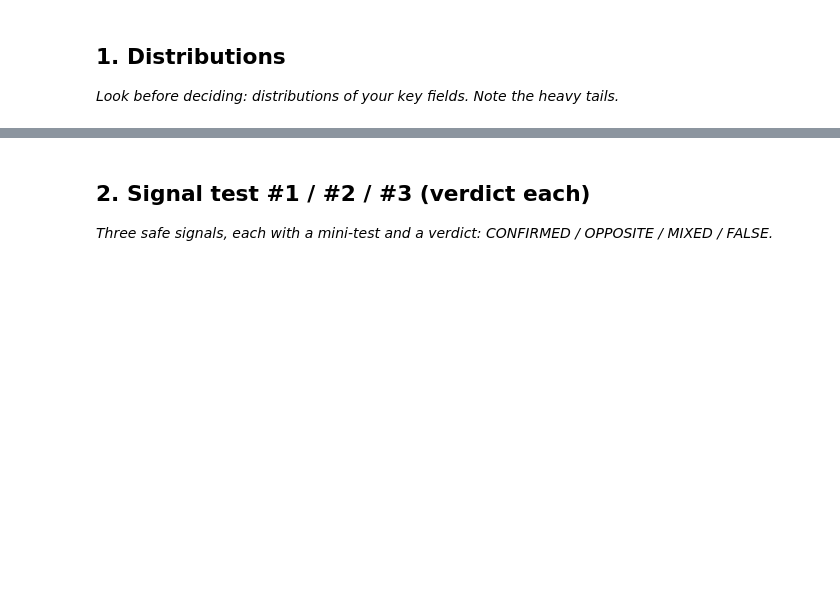
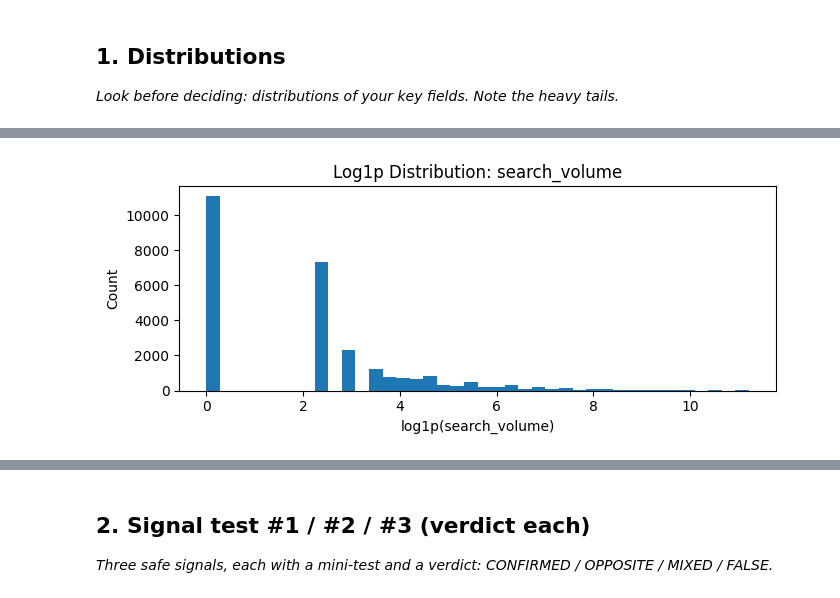
Before and after one commit to suyashverma0/flyrank-ml-workspace2, a Jupyter notebook: work/notebooks/w04_signal_audit.ipynb, the cells around one changed output, grey strips where cells are left out. Drawn from its saved outputs; the diff is of its cells as text; code cells hidden in the pictures; blank space fills up the shorter version.

```diff
--- a/work/notebooks/w04_signal_audit.ipynb
+++ b/work/notebooks/w04_signal_audit.ipynb
@@ -15,0 +54,84 @@ This skeleton is yours to fill. Work the sections **in order** — each one has
+# %%
+# This cell is for CODE (numbers, a query, a check).
+# Write your text answer in the cell ABOVE this one — typing sentences here breaks Run All.
+import pandas as pd
+import numpy as np
+import matplotlib.pyplot as plt
+from pathlib import Path
+
+# Load dataset
+data_path = Path("data/raw/content_refresh_anonymized.csv")
+df = pd.read_csv(data_path)
+
+print("Dataset shape:", df.shape)
+
+# Key fields
+fields = [
+    "search_volume",
+    "impressions_90d",
+    "sessions_90d",
+    "word_count",
+    "days_since_last_update",
+    "ctr",
+    "engagement_rate",
+    "avg_position"
+]
+
+print("\nSummary statistics:")
+display(df[fields].describe().T)
+
+# Distribution plots
+traffic_fields = [
+    "search_volume",
+    "impressions_90d",
+    "sessions_90d",
+    "word_count",
+    "days_since_last_update"
+]
+
+for col in traffic_fields:
+    values = pd.to_numeric(df[col], errors="coerce").dropna()
+
+    plt.figure(figsize=(7, 3))
+    plt.hist(np.log1p(values), bins=40)
+    plt.title(f"Log1p Distribution: {col}")
+    plt.xlabel(f"log1p({col})")
+    plt.ylabel("Count")
+    plt.tight_layout()
+    plt.show()
+
+# Rate distributions
+for col in ["ctr", "engagement_rate"]:
+    values = df[col].dropna()
+
+    plt.figure(figsize=(7, 3))
+    plt.hist(values, bins=40)
+    plt.title(f"Distribution: {col}")
+    plt.xlabel(col)
+    plt.ylabel("Count")
+    plt.tight_layout()
+    plt.show()
+
+# Position distribution: exclude zero = unavailable
+valid_positions = df.loc[df["avg_position"] > 0, "avg_position"]
+
+plt.figure(figsize=(7, 3))
+plt.hist(valid_positions, bins=40)
+plt.title("Distribution: Average Search Position")
+plt.xlabel("Average position")
+plt.ylabel("Count")
+plt.tight_layout()
+plt.show()
+
+# Missingness by content type
+missingness = (
+    df.groupby("content_type")
+    .agg(
+        total_rows=("content_type", "size"),
+        missing_word_count=("word_count", lambda x: x.isna().sum()),
+        missing_search_volume=("search_volume", lambda x: x.isna().sum())
+    )
+)
+
+display(missingness)
+# %% [output]
@@ -15,0 +150 @@ This skeleton is yours to fill. Work the sections **in order** — each one has
+[figure, added]
```
Also changed, not shown: parts of 9 cells of this notebook.
